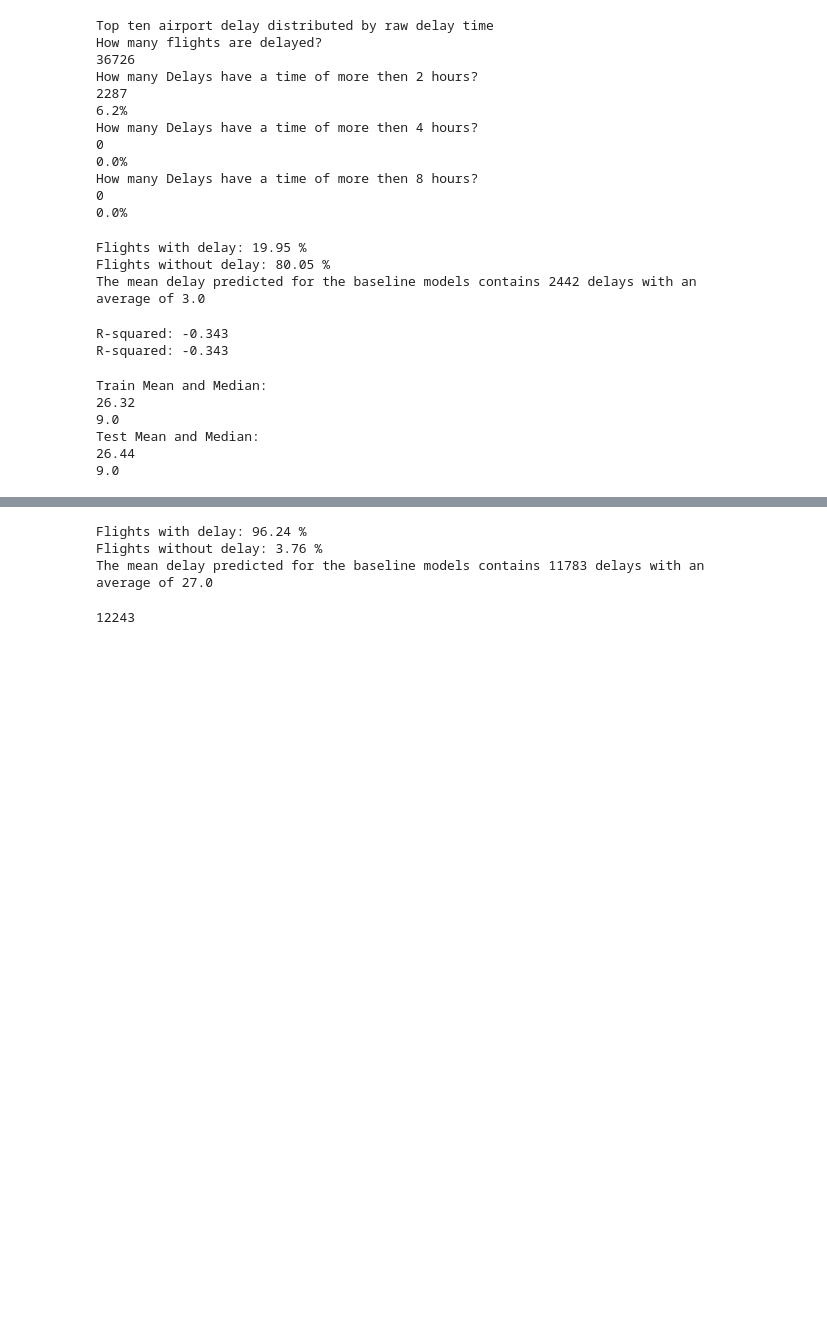
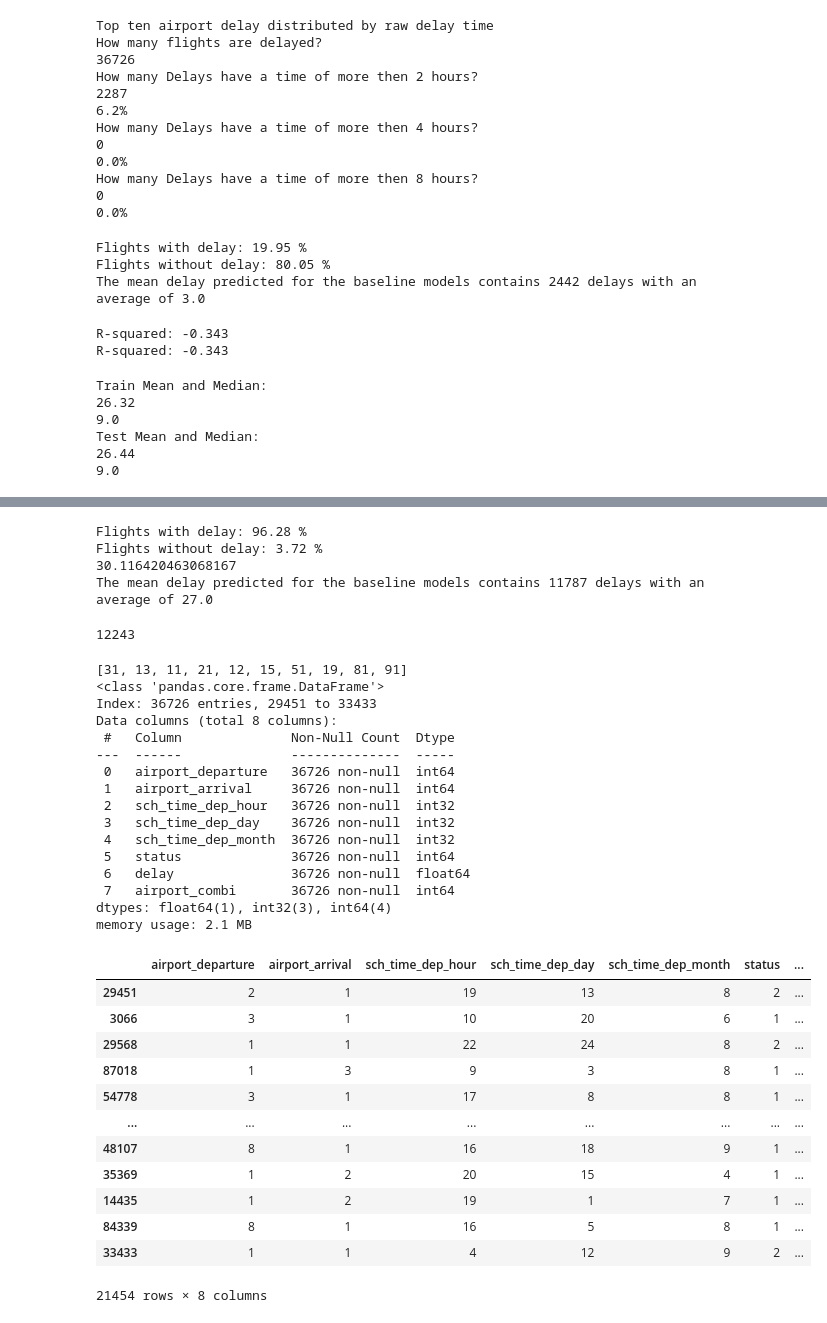
Before and after one commit to nilorenz/ml-project-flight-delay-tunisair, a Jupyter notebook: EDA_new.ipynb, the cells around one changed output, grey strips where cells are left out. Drawn from its saved outputs; the diff is of its cells as text; code cells hidden in the pictures; blank space fills up the shorter version.

Commit message:
First Tests for new features to add to x_train

```diff
--- a/EDA_new.ipynb
+++ b/EDA_new.ipynb
@@ -300,14 +304,60 @@ print("Flights without delay: " + str(round((lin_reg_pred_no_delays) * 100 / lin
 
 lin_reg_pred_sum_delays = y_pred_test.sum()
 lin_reg_pred_mean_delay = y_pred_test.mean()
+print(np.median(y_pred_test))
 print("The mean delay predicted for the baseline models contains " + str(lin_reg_pred_delays) + " delays with an average of " + str(round(lin_reg_pred_mean_delay,0)))
 # %% [output]
-Flights with delay: 96.24 %
-Flights without delay: 3.76 %
-The mean delay predicted for the baseline models contains 11783 delays with an average of 27.0
+Flights with delay: 96.28 %
+Flights without delay: 3.72 %
+30.116420463068167
+The mean delay predicted for the baseline models contains 11787 delays with an average of 27.0
 # %%
 y_pred_test[(y_pred_test > 0.0) & (y_pred_test < 0.5)].shape[0]
 # round(0)
 y_pred_test.shape[0]
 # %% [output]
 12243
+# %%
+# top ten combinations of arrival and departure airport
+abc = df_train.groupby(by=["airport_departure", "airport_arrival"])["delay"].count().sort_values(ascending=False).head(10).index.tolist()
+abc_concat = [f"{a}{b}" for a, b in abc]
+abc_concat = list(map(int, abc_concat))
+
+print(abc_concat)
+#df_train['airport_combi'] = df_train.apply(lambda x: x["airport_departure"] + x["airport_arrival"])
+#df_train['airport_combi'] = df_train['airport_departure'] + "_" + df_train['airport_arrival']
+df_train['airport_combi'] = df_train['airport_departure'].astype(str) + df_train['airport_arrival'].astype(str)
+df_train['airport_combi'] = df_train['airport_combi'].astype(int)
+df_train.info()
+df_train = df_train[df_train["airport_combi"].isin(abc_concat)]
+df_train
+# %% [output]
+[31, 13, 11, 21, 12, 15, 51, 19, 81, 91]
+<class 'pandas.core.frame.DataFrame'>
+Index: 36726 entries, 29451 to 33433
+Data columns (total 8 columns):
+ #   Column              Non-Null Count  Dtype
+---  ------              --------------  -----
+ 0   airport_departure   36726 non-null  int64
+ 1   airport_arrival     36726 non-null  int64
+ 2   sch_time_dep_hour   36726 non-null  int32
+ 3   sch_time_dep_day    36726 non-null  int32
+ 4   sch_time_dep_month  36726 non-null  int32
+ 5   status              36726 non-null  int64
+ 6   delay               36726 non-null  float64
+ 7   airport_combi       36726 non-null  int64
+dtypes: float64(1), int32(3), int64(4)
+memory usage: 2.1 MB
+|  | airport_departure | airport_arrival | sch_time_dep_hour | sch_time_dep_day | sch_time_dep_month | status | ... |
+| 29451 | 2 | 1 | 19 | 13 | 8 | 2 | ... |
+| 3066 | 3 | 1 | 10 | 20 | 6 | 1 | ... |
+| 29568 | 1 | 1 | 22 | 24 | 8 | 2 | ... |
+| 87018 | 1 | 3 | 9 | 3 | 8 | 1 | ... |
+| 54778 | 3 | 1 | 17 | 8 | 8 | 1 | ... |
+| ... | ... | ... | ... | ... | ... | ... | ... |
+| 48107 | 8 | 1 | 16 | 18 | 9 | 1 | ... |
+| 35369 | 1 | 2 | 20 | 15 | 4 | 1 | ... |
+| 14435 | 1 | 2 | 19 | 1 | 7 | 1 | ... |
+| 84339 | 8 | 1 | 16 | 5 | 8 | 1 | ... |
+| 33433 | 1 | 1 | 4 | 12 | 9 | 2 | ... |
+21454 rows × 8 columns
```
Also changed, not shown: parts of 6 cells of this notebook.
